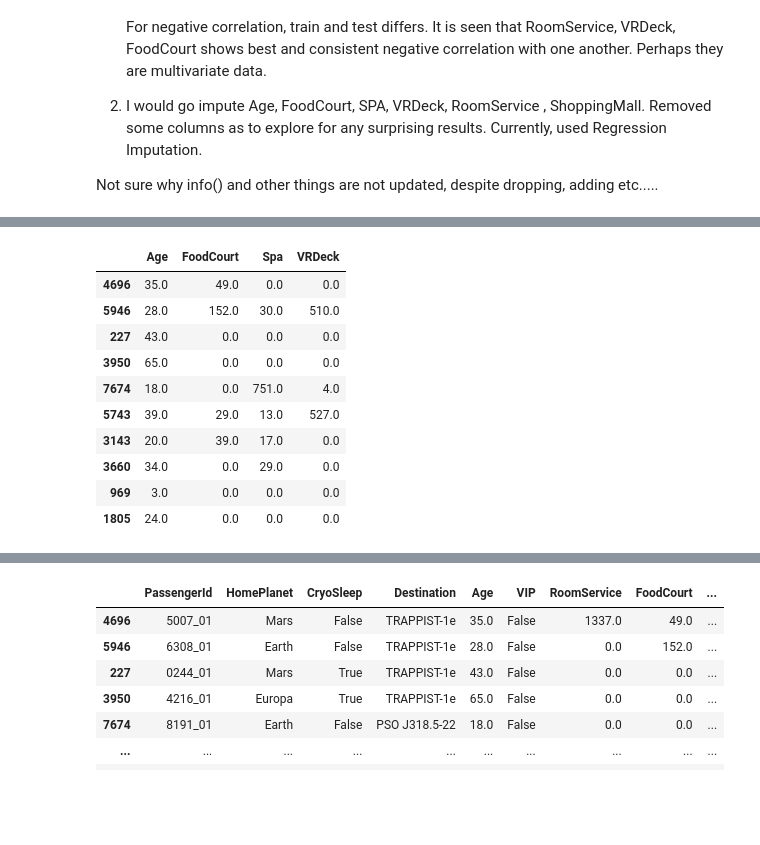
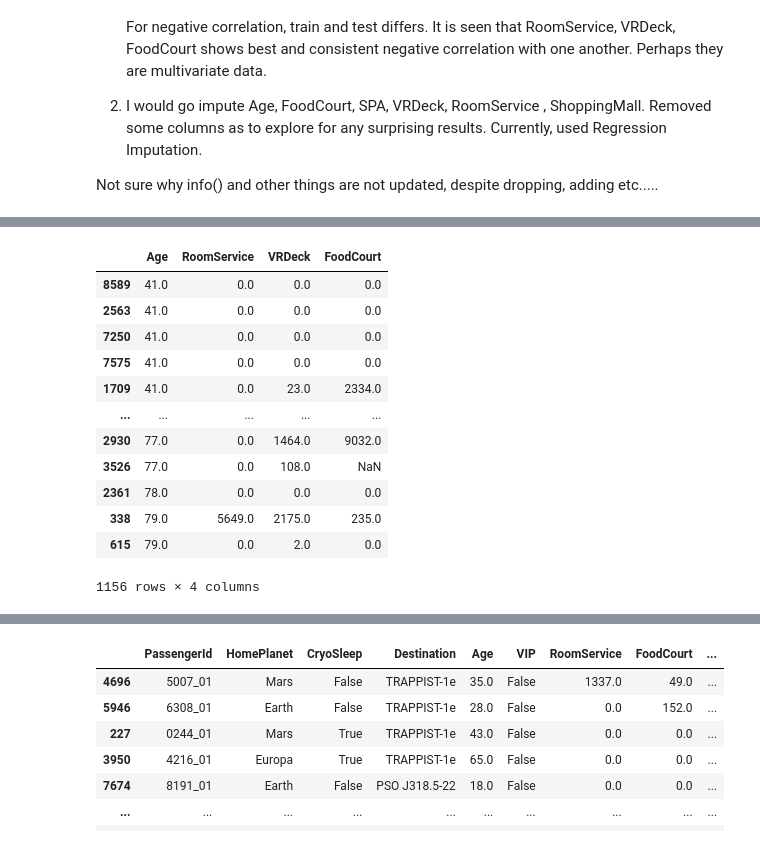
Before and after one commit to lseeker5/Spaceship-Titanic, a Jupyter notebook: spaceship-titanic-v1.ipynb, the cells around one changed output, grey strips where cells are left out. Cells and saved outputs as stored; diff of their text form; code cells hidden in the pictures; blank space fills up the shorter version.

```diff
--- a/spaceship-titanic-v1.ipynb
+++ b/spaceship-titanic-v1.ipynb
@@ -376,15 +352,19 @@ Not sure why info() and other things are not updated, despite dropping, adding e
 # %%
-X_train.sort_values(by=['Age'], ascending = True)
-X_train[['Age', 'FoodCourt','Spa','VRDeck']].head(10)
+negative_correlation = X_train[['Age','RoomService', 'VRDeck', 'FoodCourt']][X_train['Age'] > 40].sort_values(by = ['Age'], ascending = True)
+
+negative_correlation
+# X_train[['RoomService', 'VRDeck', 'FoodCourt']].head(10)
 # %% [output]
-|  | Age | FoodCourt | Spa | VRDeck |
-| 4696 | 35.0 | 49.0 | 0.0 | 0.0 |
-| 5946 | 28.0 | 152.0 | 30.0 | 510.0 |
-| 227 | 43.0 | 0.0 | 0.0 | 0.0 |
-| 3950 | 65.0 | 0.0 | 0.0 | 0.0 |
-| 7674 | 18.0 | 0.0 | 751.0 | 4.0 |
-| 5743 | 39.0 | 29.0 | 13.0 | 527.0 |
-| 3143 | 20.0 | 39.0 | 17.0 | 0.0 |
-| 3660 | 34.0 | 0.0 | 29.0 | 0.0 |
-| 969 | 3.0 | 0.0 | 0.0 | 0.0 |
-| 1805 | 24.0 | 0.0 | 0.0 | 0.0 |
+|  | Age | RoomService | VRDeck | FoodCourt |
+| 8589 | 41.0 | 0.0 | 0.0 | 0.0 |
+| 2563 | 41.0 | 0.0 | 0.0 | 0.0 |
+| 7250 | 41.0 | 0.0 | 0.0 | 0.0 |
+| 7575 | 41.0 | 0.0 | 0.0 | 0.0 |
+| 1709 | 41.0 | 0.0 | 23.0 | 2334.0 |
+| ... | ... | ... | ... | ... |
+| 2930 | 77.0 | 0.0 | 1464.0 | 9032.0 |
+| 3526 | 77.0 | 0.0 | 108.0 | NaN |
+| 2361 | 78.0 | 0.0 | 0.0 | 0.0 |
+| 338 | 79.0 | 5649.0 | 2175.0 | 235.0 |
+| 615 | 79.0 | 0.0 | 2.0 | 0.0 |
+1156 rows × 4 columns
```
Also changed, not shown: parts of 26 cells of this notebook.
